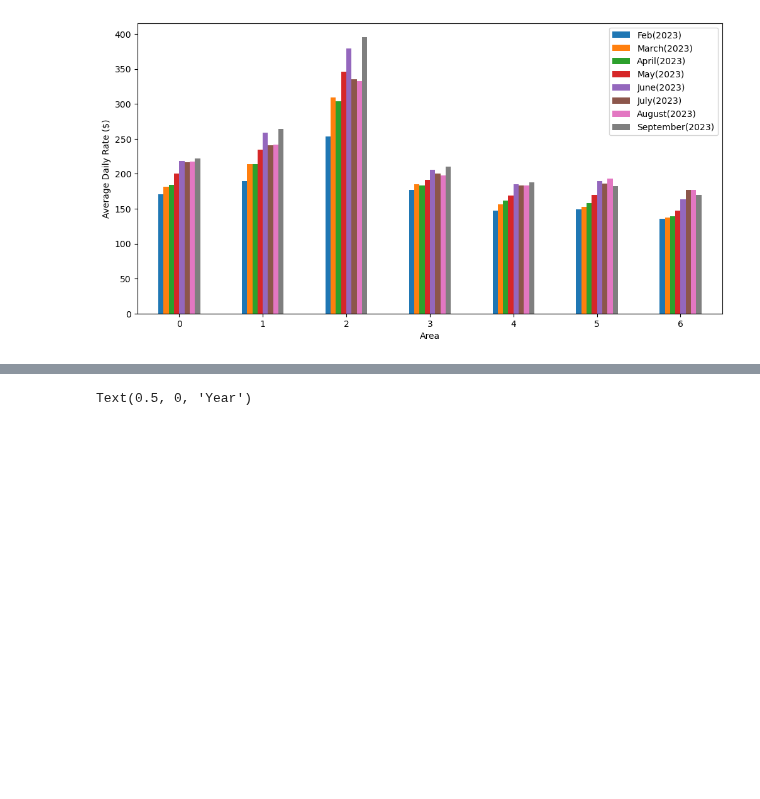
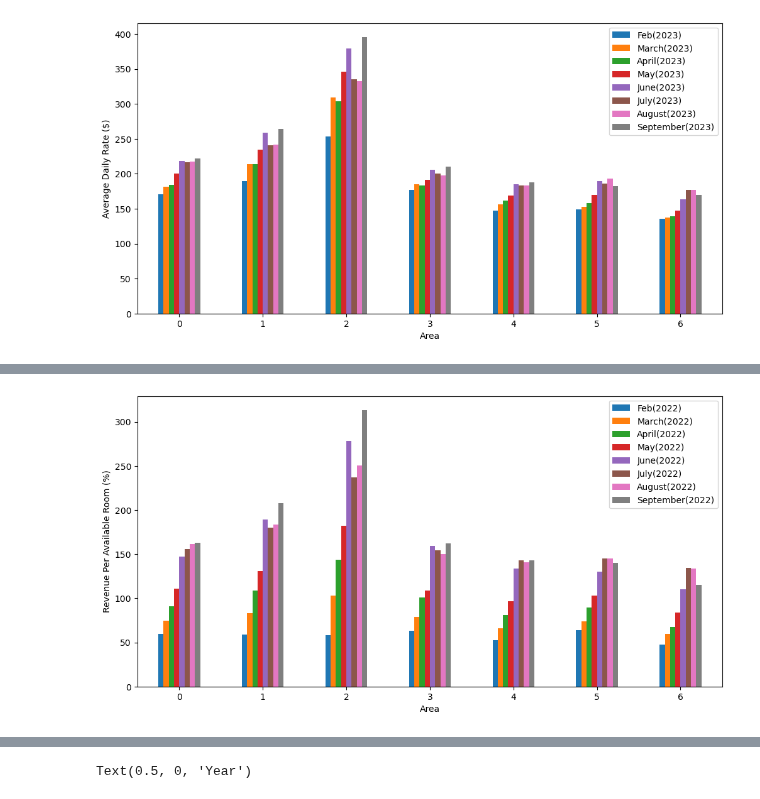
Before and after one commit to AleMori22/Project_1_repo, a Jupyter notebook: Demographics-Tourism.ipynb, the cells around one changed output, grey strips where cells are left out. Saved outputs shown, nothing was run; the diff lists cells and outputs as text; code cells hidden in the pictures; blank space fills up the shorter version.

```diff
--- a/Demographics-Tourism.ipynb
+++ b/Demographics-Tourism.ipynb
@@ -60,0 +48,9 @@ occupancy = pd.read_csv('OccupancyPercentage.csv')
+# %%
+Revenues = pd.read_csv('RevenuePerRoom.csv')
+#print(Revenues)
+
+Per_room1 = Revenues[["Feb(2022)", "March(2022)", "April(2022)", "May(2022)", "June(2022)", "July(2022)", "August(2022)", "September(2022)"]]
+Per_room1.plot(kind = "bar", figsize =(12,6), rot = 0, ylabel = "Revenue Per Available Room (%)", xlabel = "Area")
+plt.show()
+# %% [output]
+[figure, added]
```
Also changed, not shown: parts of 7 cells of this notebook, 3 other files.
